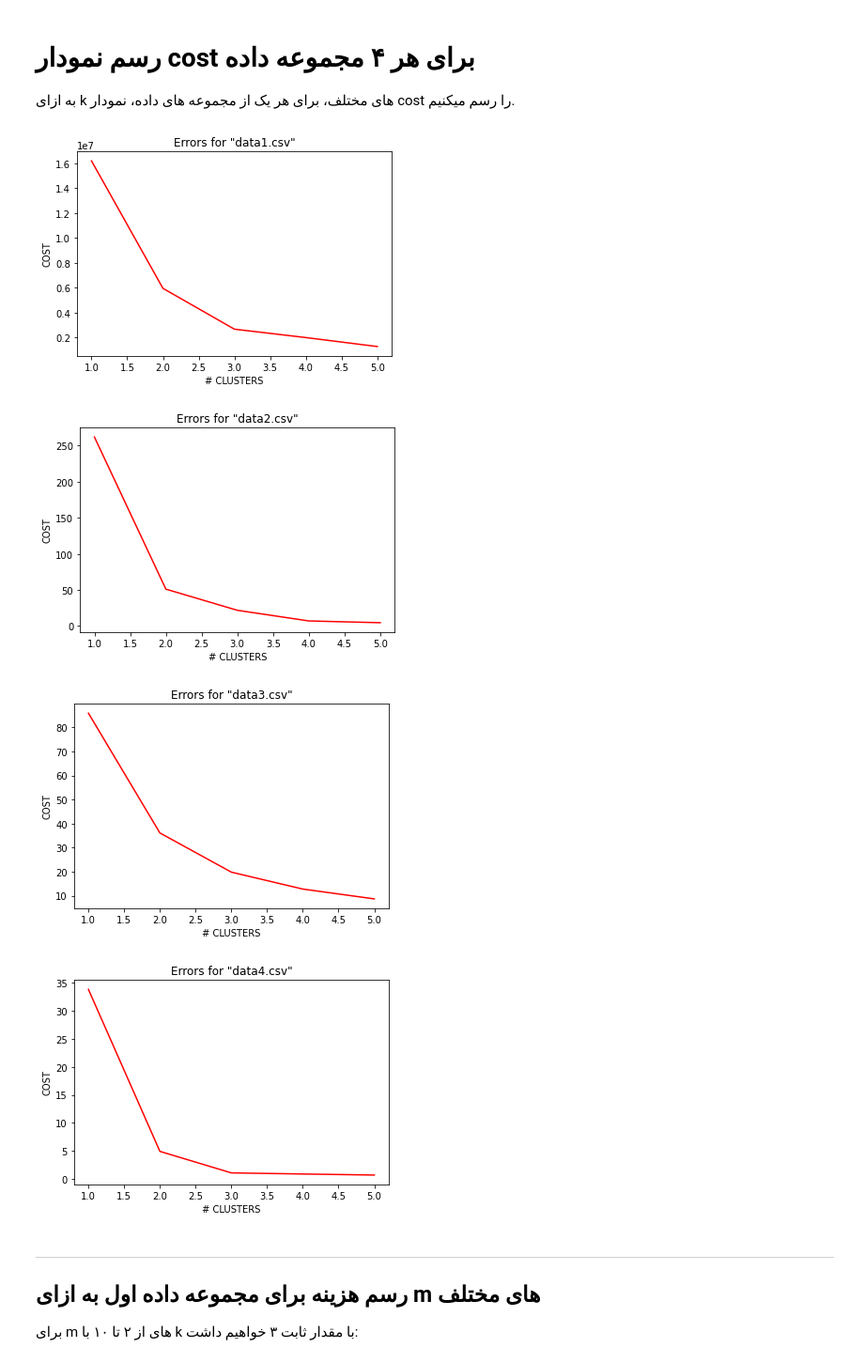
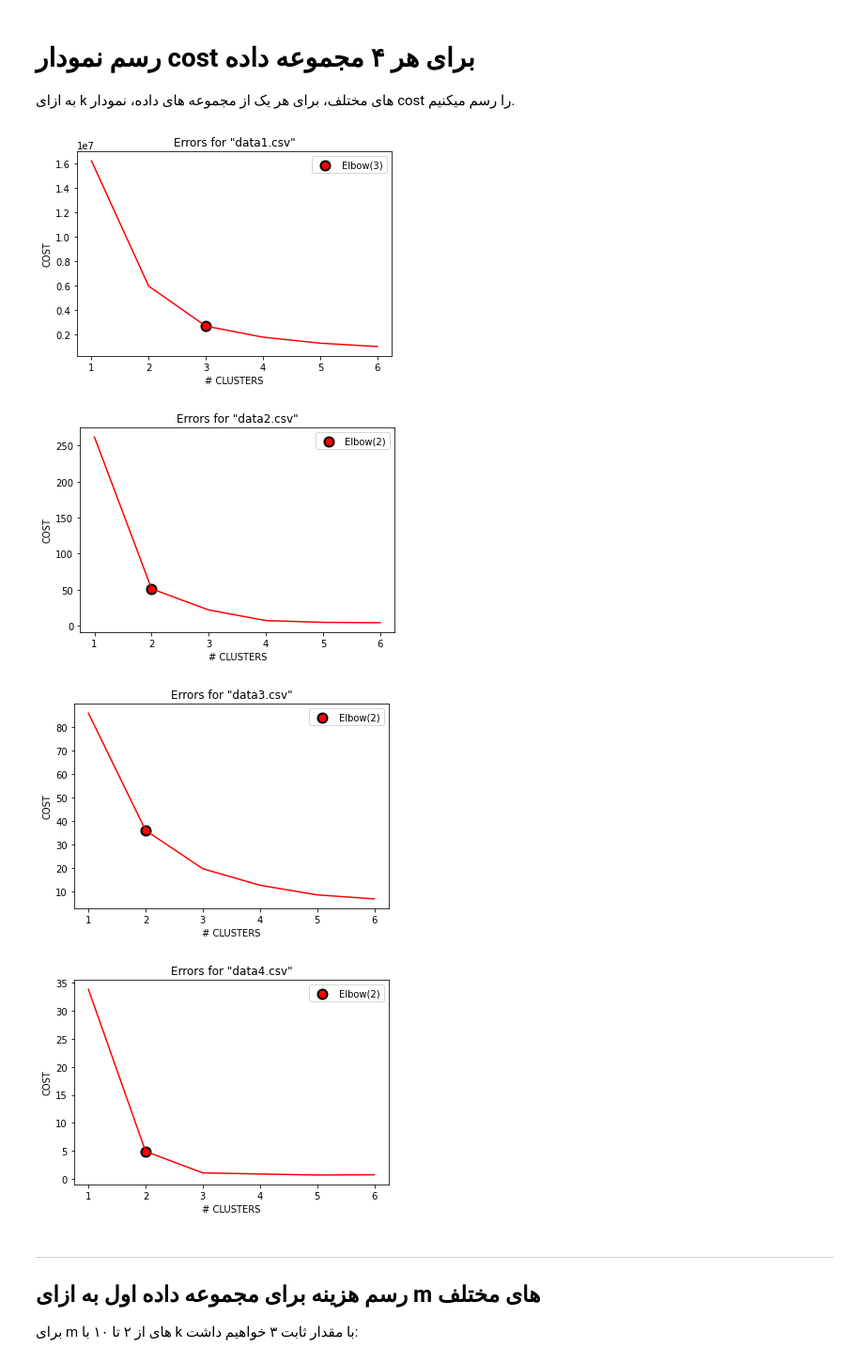
Before and after one commit to amir78729/Computational-Intelligence-Projects, a Jupyter notebook: 2/9731096_CI_P2.ipynb, the cells around one changed output. Shown at 94% size. Saved outputs shown, nothing was run; the diff lists cells and outputs as text; code cells hidden in the pictures.

```diff
--- a/2/9731096_CI_P2.ipynb
+++ b/2/9731096_CI_P2.ipynb
@@ -79,24 +90,28 @@ class FuzzyCMean:
 <div dir='rtl'>
     به ازای k های مختلف، برای هر یک از مجموعه های داده، نمودار cost را رسم میکنیم.</div>
 # %%
-k_range = 5
+k_range = 6
+elbow = [3, 2, 2, 2]
 for i in range(4):
     errors = []
     for k in range(1, k_range+1):
         model = FuzzyCMean(k=k, file_name='data{}.csv'.format(i+1))
         model.clustering()
         errors.append(model.error)
+        if k == elbow[i]:
+            plt.scatter(elbow[i], model.error, c='r', edgecolors='k', linewidths=2, s=100, label='Elbow({})'.format(elbow[i]))
 
     plt.plot(np.arange(1, k_range+1), errors, color='r')
     plt.title('Errors for \"data{}.csv\"'.format(i+1))
     plt.xlabel('# CLUSTERS')
     plt.ylabel('COST')
+    plt.legend()
     plt.show()
 # %% [output]
-[figure, old version]
+[figure, new version]
-[figure, old version]
+[figure, new version]
-[figure, old version]
+[figure, new version]
-[figure, old version]
+[figure, new version]
 # %% [markdown]
 ---
 ## <div dir='rtl'>رسم هزینه برای مجموعه داده اول به ازای m های مختلف</div>
```
Also changed, not shown: parts of 6 cells of this notebook, 1 other file.
